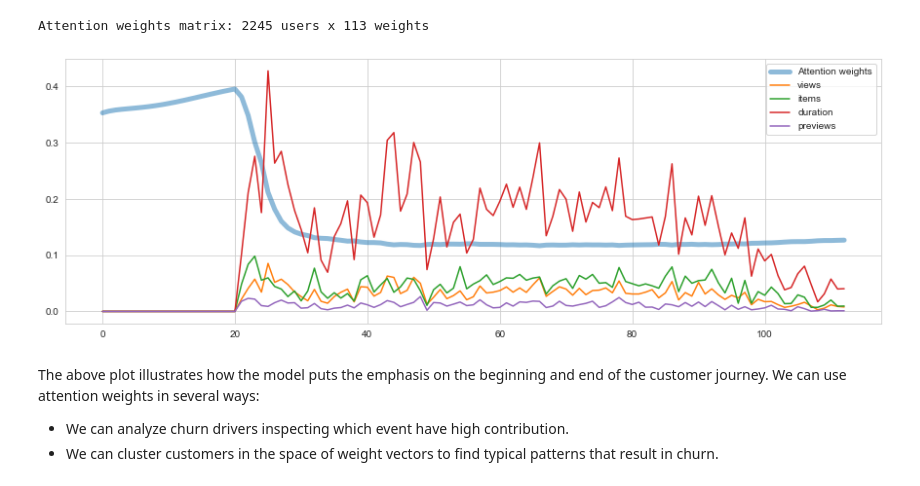
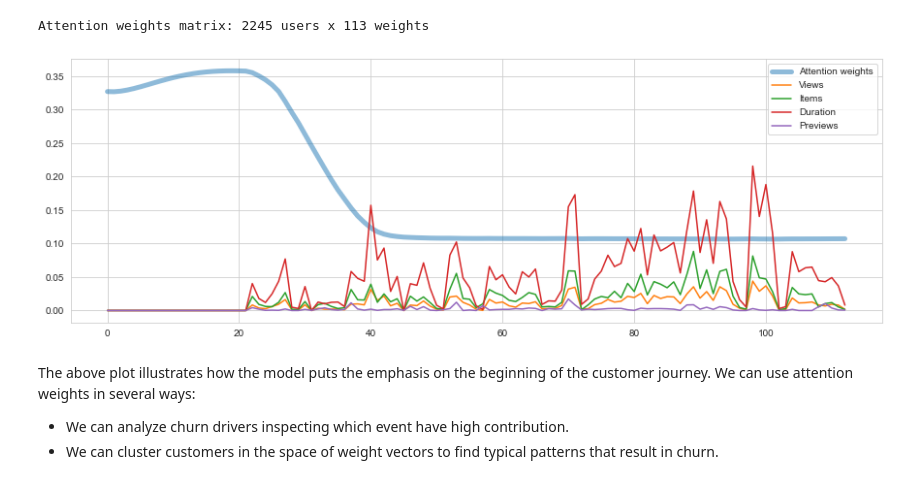
Before and after one commit to ikatsov/tensor-house, a Jupyter notebook: promotions/churn-prediction-lstm.ipynb, the cells around one changed output. Saved outputs shown, nothing was run; the diff lists cells and outputs as text; code cells hidden in the pictures.

```diff
--- a/promotions/churn-prediction-lstm.ipynb
+++ b/promotions/churn-prediction-lstm.ipynb
@@ -93,8 +95,9 @@ def plot_confusion_matrix(y_test, y_hat_prob, labels):
 #
 # Import data
 #
-df_users = pd.read_csv('data/users.csv.zip', compression='zip', index_col='uid', parse_dates=['registration_date'])
-df_logs = pd.read_csv('data/usage_logs.csv.zip', compression='zip', index_col='uid', parse_dates=['date'])
+data_path = '../../tensor-house-data/promotions/churn-media-data/'
+df_users = pd.read_csv(data_path + 'users.csv.zip', compression='zip', index_col='uid', parse_dates=['registration_date'])
+df_logs = pd.read_csv(data_path + 'usage_logs.csv.zip', compression='zip', index_col='uid', parse_dates=['date'])
 
 print_df(df_users)
 print_df(df_logs)
@@ -448,8 +441,8 @@ profile_tower = Model(inputs=input_user, outputs=profile_out)
 
 # Model head
 combined = Concatenate()([lstm_tower.output, profile_tower.output])
-dense_top_1 = Dense(32, activation='relu')(combined)
-prob_churn = Dense(1, activation='sigmoid')(dense_top_1)
+dense_top = Dense(32, activation='relu')(combined)
+prob_churn = Dense(1, activation='sigmoid')(dense_top)
 model = Model(inputs=[lstm_tower.input, profile_tower.input], outputs=prob_churn)
 
 #
@@ -501,15 +493,15 @@ print(f'Attention weights matrix: {a.shape[0]} users x {a.shape[1]} weights')
 # %% [output]
 Attention weights matrix: 2245 users x 113 weights
 # %%
-uid = 17
+uid = 30
 fig, ax = plt.subplots(1, figsize=(15, 5))
 ax.plot(20 * a[uid, :], label='Attention weights', linewidth=5, alpha=0.5)
-for i, column in zip(range(n_features), ['views', 'items', 'duration', 'previews']):
+for i, column in zip(range(n_features), ['Views', 'Items', 'Duration', 'Previews']):
     ax.plot(x3d_test[uid][:, i], label=column)
 ax.legend();
 # %% [output]
-[figure, old version]
+[figure, new version]
 # %% [markdown]
-The above plot illustrates how the model puts the emphasis on the beginning and end of the customer journey. We can use attention weights in several ways:
+The above plot illustrates how the model puts the emphasis on the beginning of the customer journey. We can use attention weights in several ways:
 * We can analyze churn drivers inspecting which event have high contribution.
 * We can cluster customers in the space of weight vectors to find typical patterns that result in churn.
```
Also changed, not shown: parts of 7 cells of this notebook.
